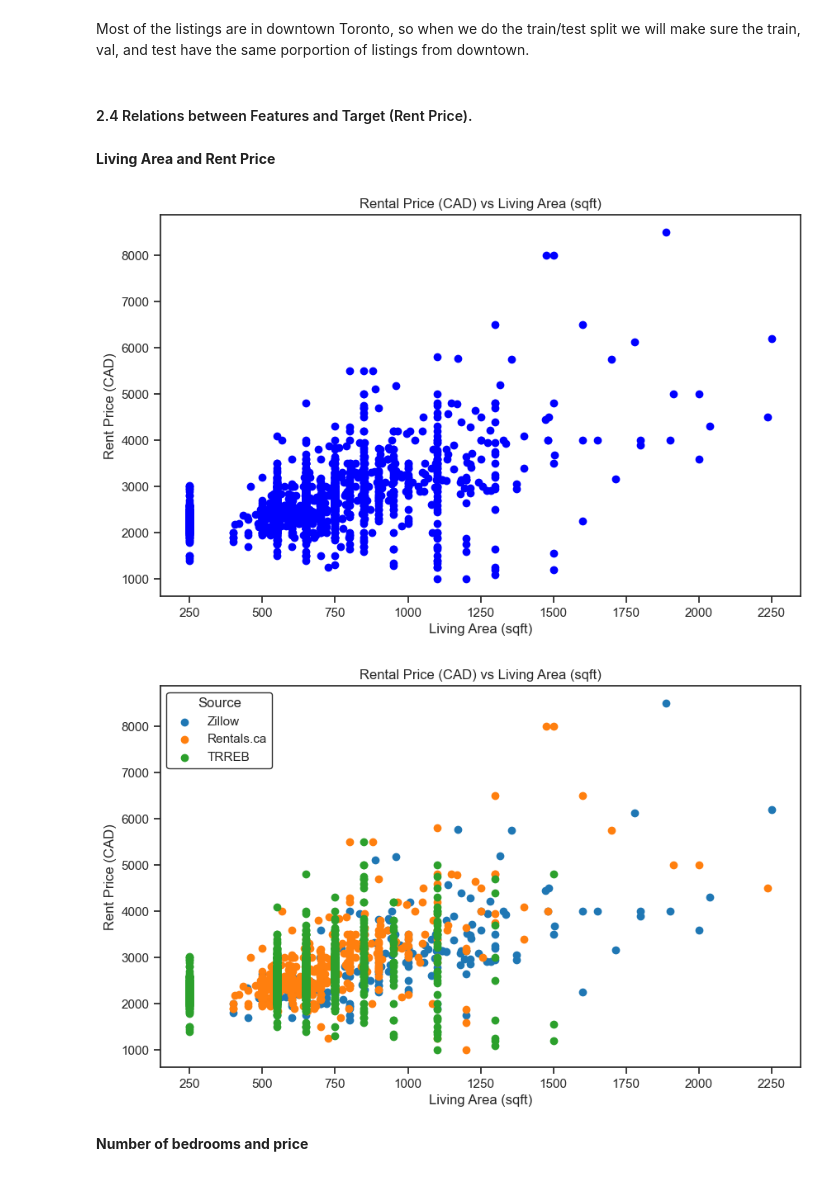
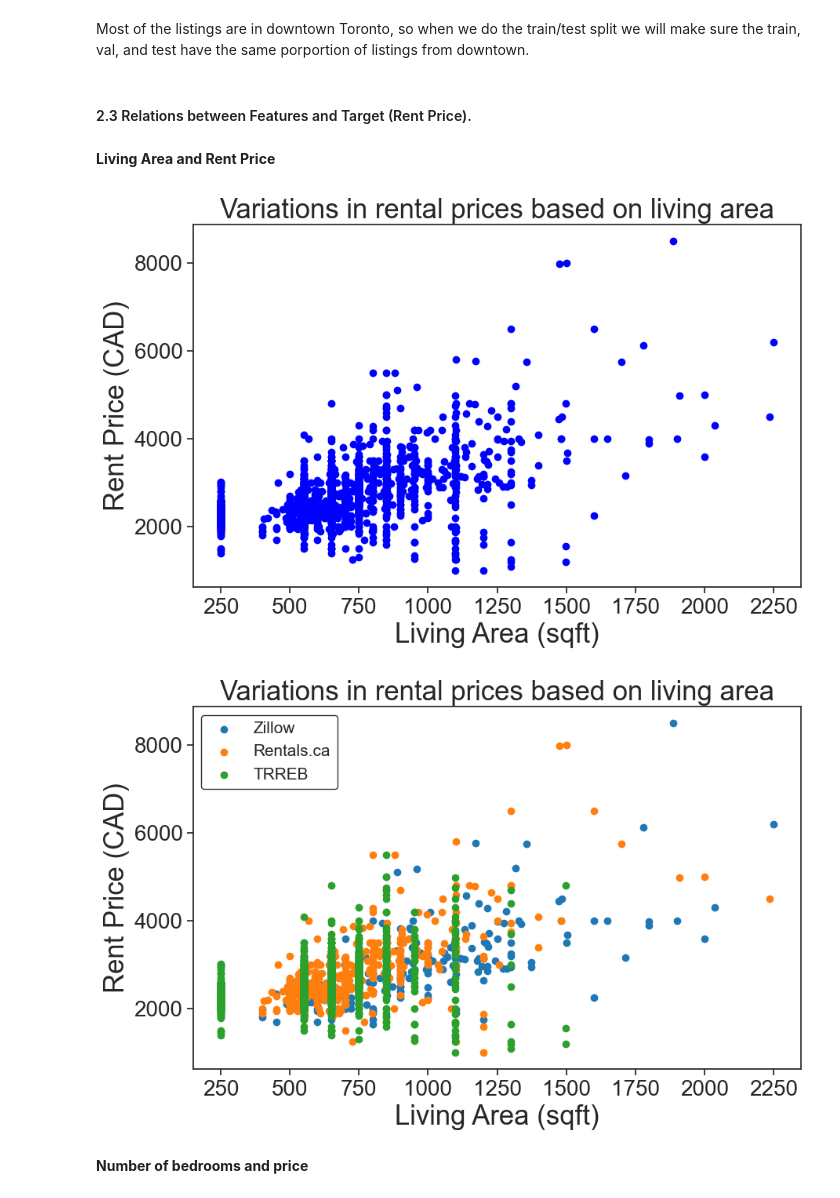
Before and after one commit to Positiveproton9/CME538projectTeam10, a Jupyter notebook: Rent Data/Zillow/Big_Project_G10_V3 (All data).ipynb, the cells around one changed output. Saved outputs shown, nothing was run; the diff lists cells and outputs as text; code cells hidden in the pictures.

```diff
--- a/Rent Data/Zillow/Big_Project_G10_V3 (All data).ipynb
+++ b/Rent Data/Zillow/Big_Project_G10_V3 (All data).ipynb
@@ -914,43 +908,45 @@ plt.show()
 # %% [markdown]
 Most of the listings are in downtown Toronto, so when we do the train/test split we will make sure the train, val, and test have the same porportion of listings from downtown.
 # %% [markdown]
-#### 2.4 Relations between Features and Target (Rent Price).
+#### 2.3 Relations between Features and Target (Rent Price).
 # %% [markdown]
 **Living Area and Rent Price**
 # %%
 # Plot Rental price vs Living area
 plt.figure(figsize=(10, 6))
 plt.scatter(df['Living Area (sqft)'], df['Rent Price (CAD)'], color='blue')
-plt.xlabel('Living Area (sqft)')
-plt.ylabel('Rent Price (CAD)')
-plt.title('Rental Price (CAD) vs Living Area (sqft)')
+plt.xlabel('Living Area (sqft)', fontsize=25)
+plt.ylabel('Rent Price (CAD)', fontsize=25)
+plt.title('Variations in rental prices based on living area', fontsize=25)
+plt.tick_params(axis='both', which='major', labelsize=20)
 plt.show()
 # %% [output]
-[figure, old version]
+[figure, new version]
 # %%
 plt.figure(figsize=(10, 6))
 
 # Define the desired order of sources
 priority_source = "TRREB"  # Replace with the specific source you want on top
 other_sources = [s for s in df['Source'].unique() if s != priority_source]
 
 # Plot all other sources first
 for source_value in other_sources:
     subset = df[df['Source'] == source_value]
     plt.scatter(subset['Living Area (sqft)'], subset['Rent Price (CAD)'], alpha=1, label=source_value)
 
 # Plot the priority source last (on top)
 priority_subset = df[df['Source'] == priority_source]
 plt.scatter(priority_subset['Living Area (sqft)'], priority_subset['Rent Price (CAD)'],
-            alpha=1, label=priority_source)  # Optionally add edgecolor for emphasis
+            alpha=1, label=priority_source)
 
-plt.xlabel('Living Area (sqft)')
-plt.ylabel('Rent Price (CAD)')
-plt.title('Rental Price (CAD) vs Living Area (sqft)')
-plt.legend(title='Source', loc="upper left", frameon=True, edgecolor='black')
+plt.xlabel('Living Area (sqft)', fontsize=25)
+plt.ylabel('Rent Price (CAD)', fontsize=25)
+plt.tick_params(axis='both', which='major', labelsize=20)
+plt.title('Variations in rental prices based on living area', fontsize=25)
+plt.legend(loc="upper left", frameon=True, edgecolor='black', fontsize=15)
 plt.show()
 # %% [output]
-[figure, old version]
+[figure, new version]
 # %% [markdown]
 **Number of bedrooms and price**
 # %%
```
Also changed, not shown: parts of 56 cells of this notebook, 1 other file.
